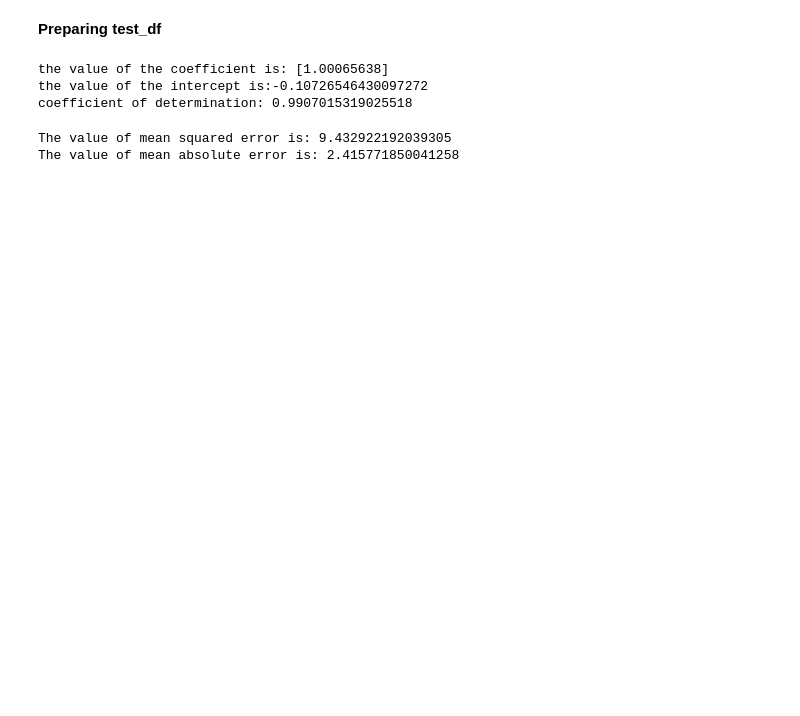
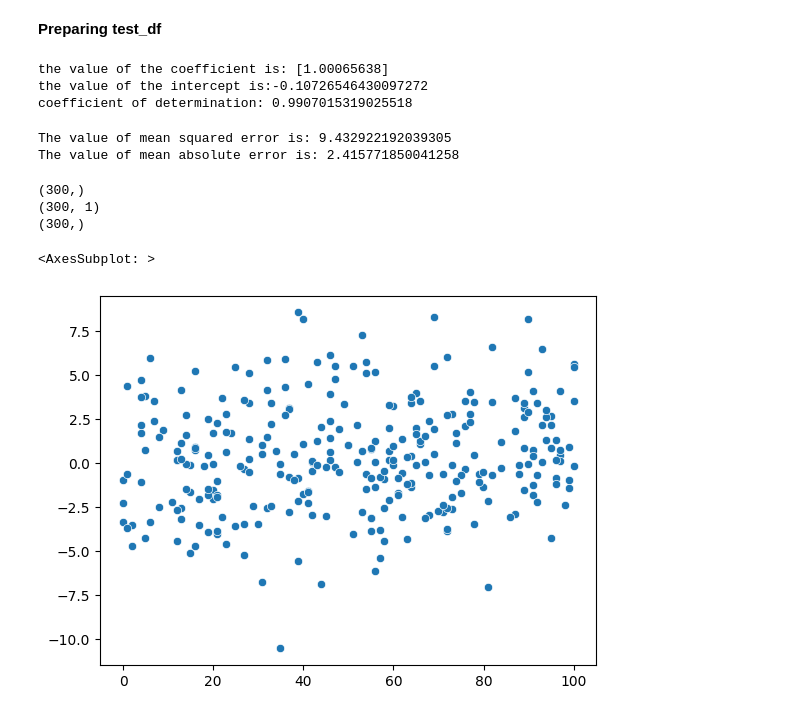
Before and after one commit to zahrahsn/Kaggle, a Jupyter notebook: linearregression-1.ipynb, the cells around one changed output. Drawn from its saved outputs; the diff is of its cells as text; code cells hidden in the pictures; blank space fills up the shorter version.

```diff
--- a/linearregression-1.ipynb
+++ b/linearregression-1.ipynb
@@ -48,3 +61,15 @@ print (f'The value of mean absolute error is: {mae}')
 # %% [output]
 The value of mean squared error is: 9.432922192039305
 The value of mean absolute error is: 2.415771850041258
+# %%
+residuals = test_df_y.flatten() - pred
+print(pred.shape)
+print(test_df_y.shape)
+print(residuals.shape)
+sns.scatterplot(x=pred, y=residuals)
+# %% [output]
+(300,)
+(300, 1)
+(300,)
+<AxesSubplot: >
+[figure, added]
```
Also changed, not shown: parts of 8 cells of this notebook.
